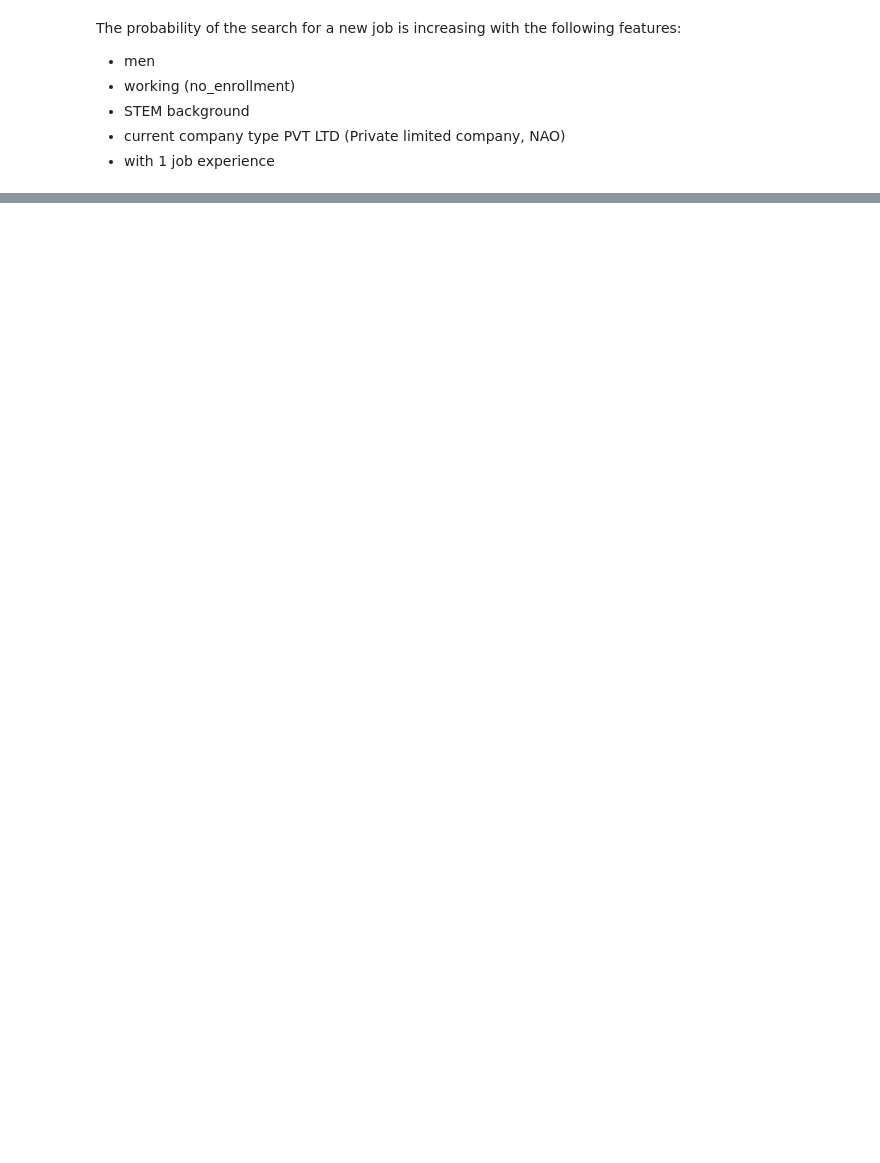
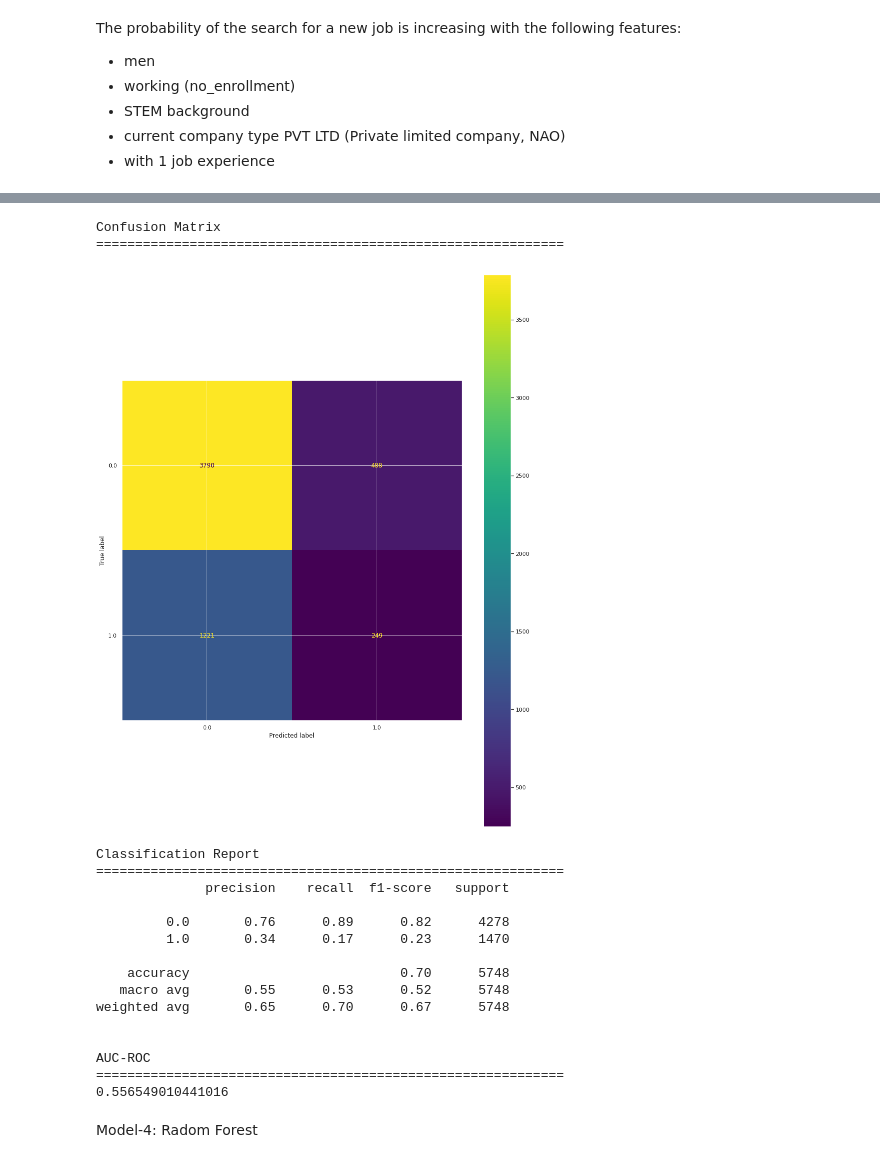
Before and after one commit to N16H7W1N6/WIAI_project_2021, a Jupyter notebook: WIAI_project.ipynb, the cells around one changed output, grey strips where cells are left out. Drawn from its saved outputs; the diff is of its cells as text; code cells hidden in the pictures; blank space fills up the shorter version.

```diff
--- a/WIAI_project.ipynb
+++ b/WIAI_project.ipynb
@@ -912,0 +534,31 @@ X_train, X_test, y_train, y_test = train_test_split(X, y, test_size=0.2, random_
+# %%
+knn_model = KNeighborsClassifier()
+
+# Create the knn model.
+# Look at the five closest neighbors.
+knn = KNeighborsClassifier(n_neighbors=5)
+# Fit the model on the training data.
+clf_knn = knn.fit(X_train_train, y_train_train)
+# %%
+test_eval(clf_knn, X_train_test, y_train_test, "k-nearest neigbors", "actual")
+# %% [output]
+Confusion Matrix
+============================================================
+[figure, added]
+Classification Report
+============================================================
+              precision    recall  f1-score   support
+
+         0.0       0.76      0.89      0.82      4278
+         1.0       0.34      0.17      0.23      1470
+
+    accuracy                           0.70      5748
+   macro avg       0.55      0.53      0.52      5748
+weighted avg       0.65      0.70      0.67      5748
+
+
+AUC-ROC
+============================================================
+0.556549010441016
+# %% [markdown]
+Model-4: Radom Forest
```
Also changed, not shown: parts of 84 cells of this notebook.
